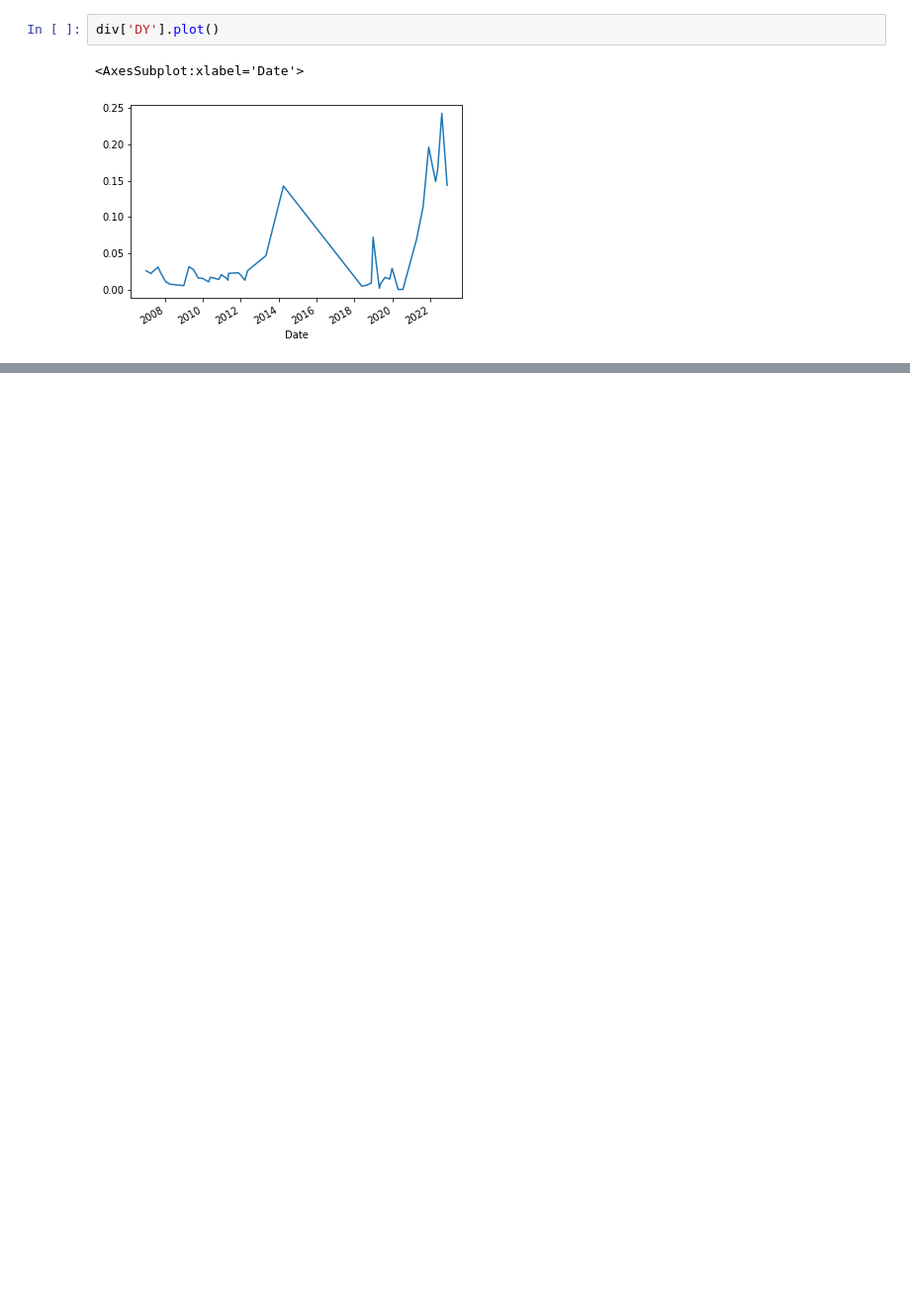
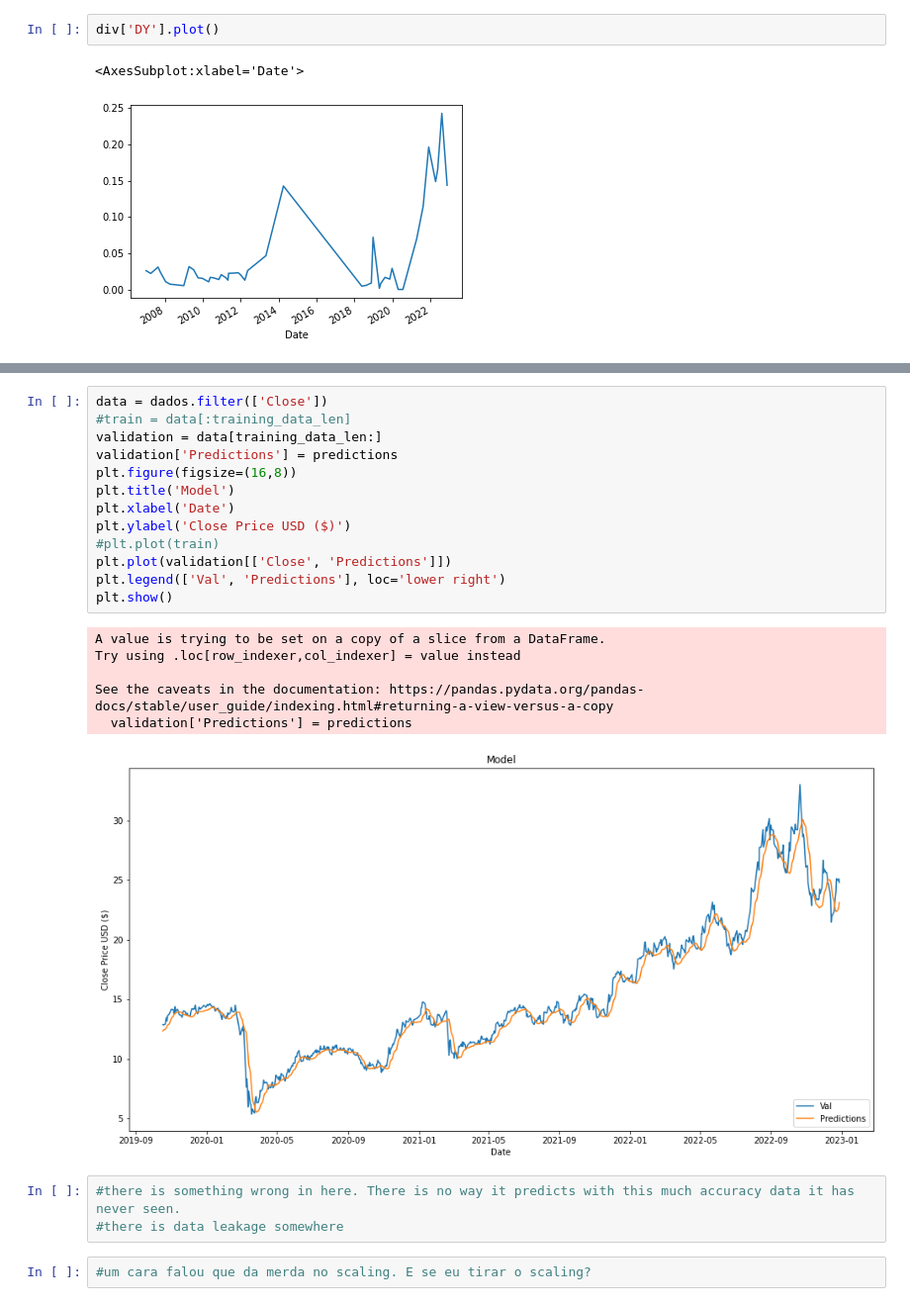
Before and after one commit to LucasGama1207/petr4_prediction, a Jupyter notebook: Petro.ipynb, the cells around one changed output, grey strips where cells are left out. Shown at 99% size. Cells and saved outputs as stored; diff of their text form; blank space fills up the shorter version.

```diff
--- a/Petro.ipynb
+++ b/Petro.ipynb
@@ -193,0 +374,25 @@ Username for 'https://github.com':
+# %%
+data = dados.filter(['Close'])
+#train = data[:training_data_len]
+validation = data[training_data_len:]
+validation['Predictions'] = predictions
+plt.figure(figsize=(16,8))
+plt.title('Model')
+plt.xlabel('Date')
+plt.ylabel('Close Price USD ($)')
+#plt.plot(train)
+plt.plot(validation[['Close', 'Predictions']])
+plt.legend(['Val', 'Predictions'], loc='lower right')
+plt.show()
+# %% [output]
+A value is trying to be set on a copy of a slice from a DataFrame.
+Try using .loc[row_indexer,col_indexer] = value instead
+
+See the caveats in the documentation: https://pandas.pydata.org/pandas-docs/stable/user_guide/indexing.html#returning-a-view-versus-a-copy
+  validation['Predictions'] = predictions
+[figure, added]
+# %%
+#there is something wrong in here. There is no way it predicts with this much accuracy data it has never seen.
+#there is data leakage somewhere
+# %%
+#um cara falou que da merda no scaling. E se eu tirar o scaling?
```
Also changed, not shown: parts of 49 cells of this notebook.
